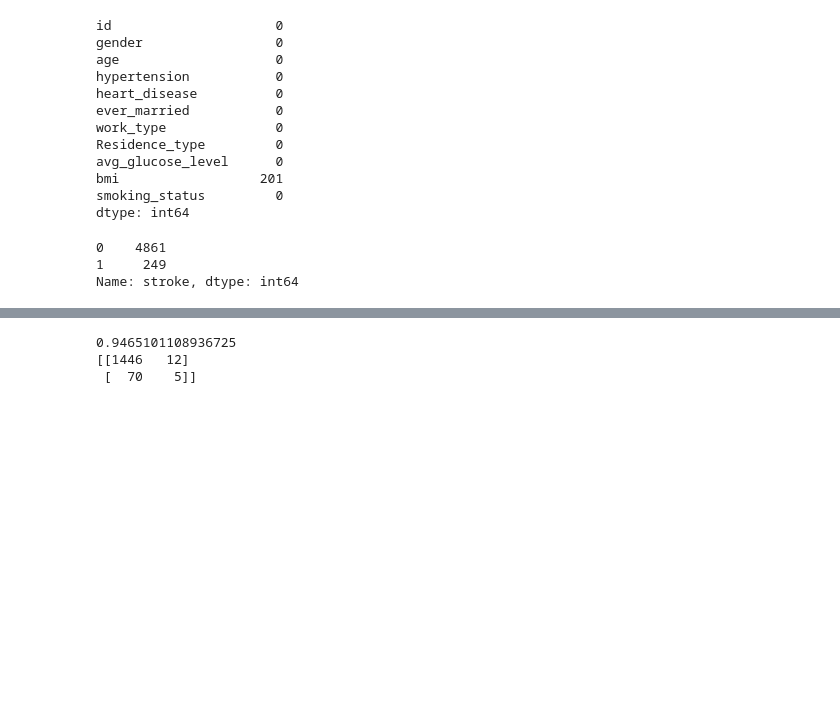
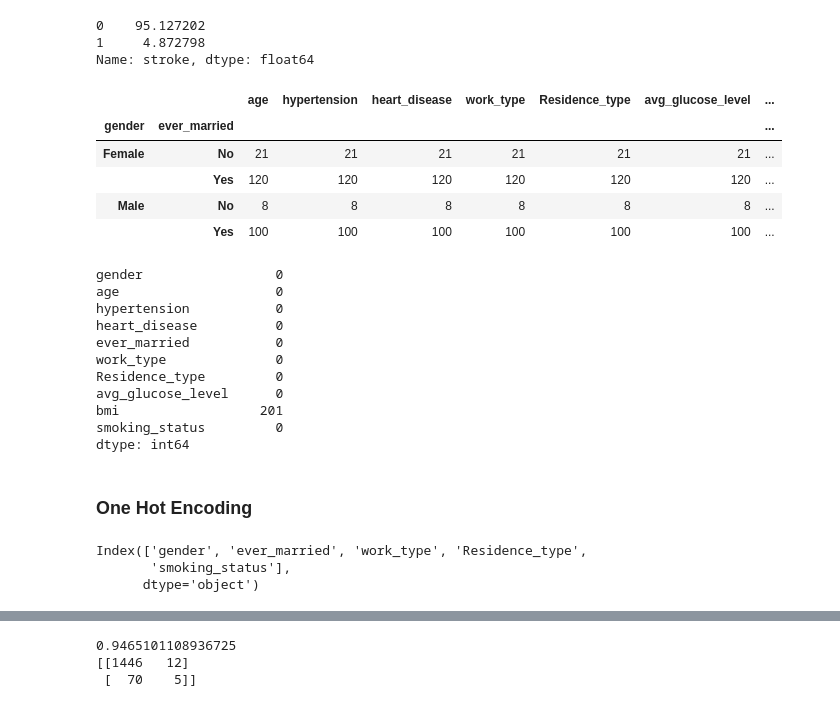
Before and after one commit to pjaydip/Stroke_Prediction, a Jupyter notebook: Stroke Prediction.ipynb, the cells around one changed output, grey strips where cells are left out. Cells and saved outputs as stored; diff of their text form; code cells hidden in the pictures; blank space fills up the shorter version.

```diff
--- a/Stroke Prediction.ipynb
+++ b/Stroke Prediction.ipynb
@@ -33,21 +38,6 @@ stroke_data.shape
-# %%
-stroke_data.isna().sum()
-# %% [output]
-id                     0
-gender                 0
-age                    0
-hypertension           0
-heart_disease          0
-ever_married           0
-work_type              0
-Residence_type         0
-avg_glucose_level      0
-bmi                  201
-smoking_status         0
-dtype: int64
 # %%
-target.value_counts()
+target.value_counts(normalize=True)*100
 # %% [output]
-0    4861
-1     249
-Name: stroke, dtype: int64
+0    95.127202
+1     4.872798
+Name: stroke, dtype: float64
@@ -55,0 +96,9 @@ stroke_data = pd.get_dummies(stroke_data)
+# %%
+df[df['stroke']==1].groupby(['gender','ever_married']).count()
+# %% [output]
+|  |  | age | hypertension | heart_disease | work_type | Residence_type | avg_glucose_level | ... |
+| gender | ever_married |  |  |  |  |  |  | ... |
+| Female | No | 21 | 21 | 21 | 21 | 21 | 21 | ... |
+|  | Yes | 120 | 120 | 120 | 120 | 120 | 120 | ... |
+| Male | No | 8 | 8 | 8 | 8 | 8 | 8 | ... |
+|  | Yes | 100 | 100 | 100 | 100 | 100 | 100 | ... |
@@ -55,0 +108,25 @@ stroke_data = pd.get_dummies(stroke_data)
+# %%
+#checking for null values
+stroke_data.isna().sum()
+# %% [output]
+gender                 0
+age                    0
+hypertension           0
+heart_disease          0
+ever_married           0
+work_type              0
+Residence_type         0
+avg_glucose_level      0
+bmi                  201
+smoking_status         0
+dtype: int64
+# %% [markdown]
+### One Hot Encoding
+# %%
+#selecting categorical columns
+cat = stroke_data.select_dtypes(exclude='number').columns
+print(cat)
+# %% [output]
+Index(['gender', 'ever_married', 'work_type', 'Residence_type',
+       'smoking_status'],
+      dtype='object')
```
Also changed, not shown: parts of 30 cells of this notebook, 1 other file.
